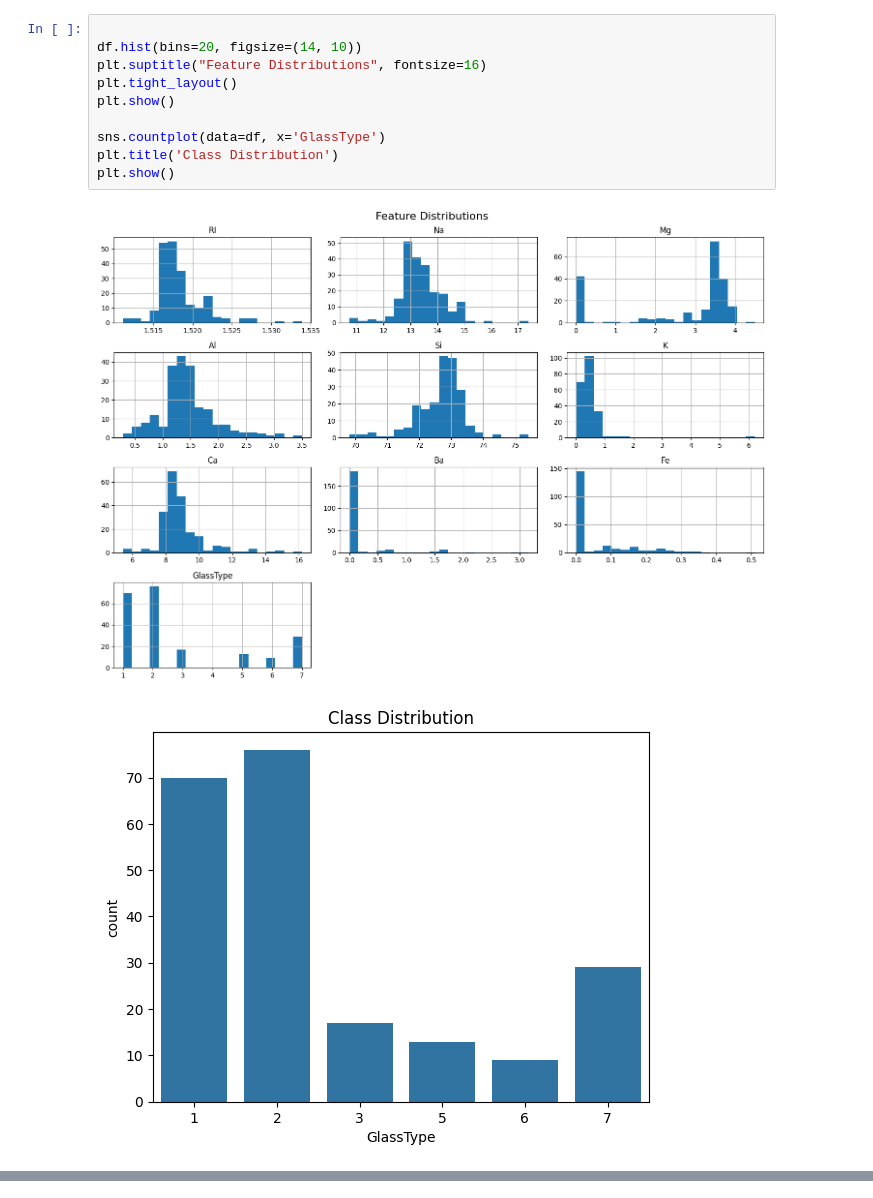
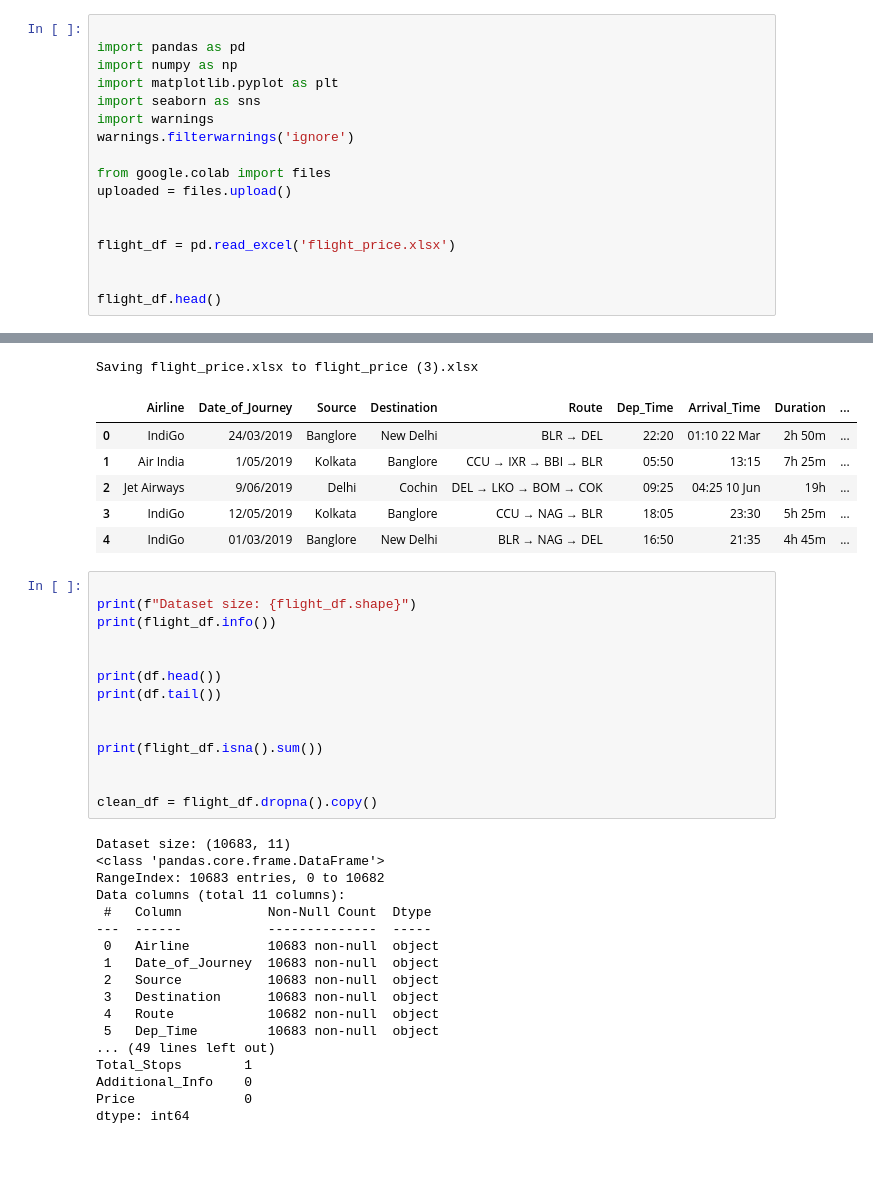
Before and after one commit to rizooool/Sentiment-Analysis-and-Text-Mining, a Jupyter notebook: Rizul_Assignment.ipynb, the cells around one changed output, grey strips where cells are left out. Drawn from its saved outputs; the diff is of its cells as text; blank space fills up the shorter version.

```diff
--- a/Rizul_Assignment.ipynb
+++ b/Rizul_Assignment.ipynb
@@ -84,13 +1,18 @@ dtype: int64
-# %%
-
-df.hist(bins=20, figsize=(14, 10))
-plt.suptitle("Feature Distributions", fontsize=16)
-plt.tight_layout()
-plt.show()
-
-sns.countplot(data=df, x='GlassType')
-plt.title('Class Distribution')
-plt.show()
-# %% [output]
-[figure, removed]
-[figure, removed]
+# %%
+
+import pandas as pd
+import numpy as np
+import matplotlib.pyplot as plt
+import seaborn as sns
+import warnings
+warnings.filterwarnings('ignore')
+
+from google.colab import files
+uploaded = files.upload()
+
+
+flight_df = pd.read_excel('flight_price.xlsx')
+
+
+flight_df.head()
+# %% [output]
@@ -96,0 +20,39 @@ plt.show()
+Saving flight_price.xlsx to flight_price (3).xlsx
+|  | Airline | Date_of_Journey | Source | Destination | Route | Dep_Time | Arrival_Time | Duration | ... |
+| 0 | IndiGo | 24/03/2019 | Banglore | New Delhi | BLR → DEL | 22:20 | 01:10 22 Mar | 2h 50m | ... |
+| 1 | Air India | 1/05/2019 | Kolkata | Banglore | CCU → IXR → BBI → BLR | 05:50 | 13:15 | 7h 25m | ... |
+| 2 | Jet Airways | 9/06/2019 | Delhi | Cochin | DEL → LKO → BOM → COK | 09:25 | 04:25 10 Jun | 19h | ... |
+| 3 | IndiGo | 12/05/2019 | Kolkata | Banglore | CCU → NAG → BLR | 18:05 | 23:30 | 5h 25m | ... |
+| 4 | IndiGo | 01/03/2019 | Banglore | New Delhi | BLR → NAG → DEL | 16:50 | 21:35 | 4h 45m | ... |
+# %%
+
+print(f"Dataset size: {flight_df.shape}")
+print(flight_df.info())
+
+
+print(df.head())
+print(df.tail())
+
+
+print(flight_df.isna().sum())
+
+
+clean_df = flight_df.dropna().copy()
+# %% [output]
+Dataset size: (10683, 11)
+<class 'pandas.core.frame.DataFrame'>
+RangeIndex: 10683 entries, 0 to 10682
+Data columns (total 11 columns):
+ #   Column           Non-Null Count  Dtype
+---  ------           --------------  -----
+ 0   Airline          10683 non-null  object
+ 1   Date_of_Journey  10683 non-null  object
+ 2   Source           10683 non-null  object
+ 3   Destination      10683 non-null  object
+ 4   Route            10682 non-null  object
+ 5   Dep_Time         10683 non-null  object
+... (49 lines left out)
+Total_Stops        1
+Additional_Info    0
+Price              0
+dtype: int64
```
Also changed, not shown: parts of 24 cells of this notebook.
